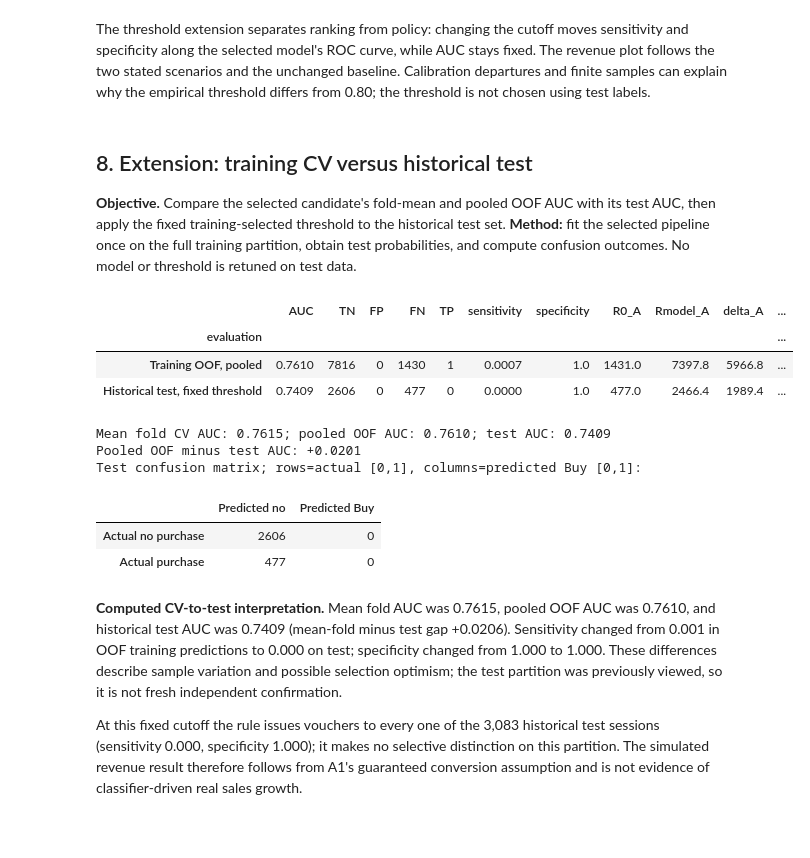
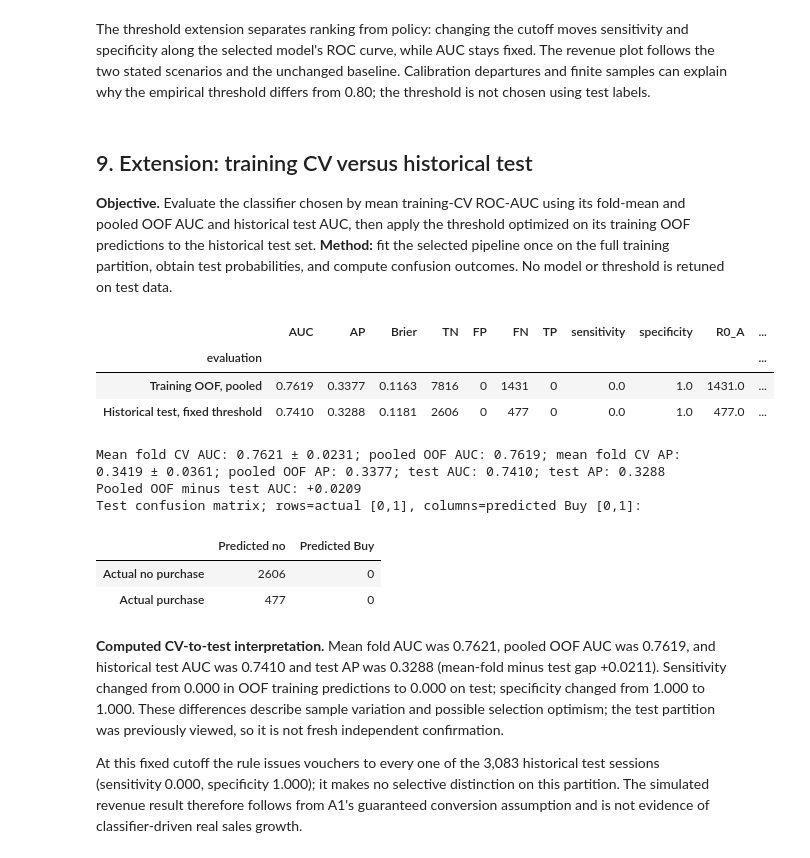
Before and after one commit to lyd-sg/dsa211, a Jupyter notebook: online_shoppers_revised.ipynb, the cells around one changed output. Saved outputs shown, nothing was run; the diff lists cells and outputs as text; code cells hidden in the pictures; blank space fills up the shorter version.

```diff
--- a/online_shoppers_revised.ipynb
+++ b/online_shoppers_revised.ipynb
@@ -397,7 +476,8 @@ for family,label in BASELINE_LABELS.items():
     if label not in RESULTS or 'oof' not in RESULTS[label]: continue
     prob=RESULTS[label]['oof']; rates=confusion_rates(ytr,prob,.5)
     baseline_rows.append({'family':family,'candidate':label,
-        'mean fold AUC':np.mean(RESULTS[label]['fold_auc']),'pooled OOF AUC':roc_auc_score(ytr,prob),
+        'mean fold AUC':np.mean(RESULTS[label]['fold_auc']),'fold AUC SD':np.std(RESULTS[label]['fold_auc'],ddof=1),'pooled OOF AUC':roc_auc_score(ytr,prob),
+        'mean fold AP':np.mean(RESULTS[label]['fold_ap']),'fold AP SD':np.std(RESULTS[label]['fold_ap'],ddof=1),'pooled OOF AP':average_precision_score(ytr,prob),
         'Brier':brier_score_loss(ytr,prob),'sensitivity @ .5':rates['sensitivity'],
         'specificity @ .5':rates['specificity'],**{k:rates[k] for k in ['TP','FP','FN','TN']}})
     fpr,tpr,_=roc_curve(ytr,prob); ax.plot(fpr,tpr,label=f'{family} (AUC={roc_auc_score(ytr,prob):.3f})')
@@ -547,18 +700,19 @@ Scale-normalized Frobenius difference between class covariance matrices: 2.851
 # %%
-CANDIDATES={name:label for name,label in BASELINE_LABELS.items()}
-if repair_row['status']=='OK': CANDIDATES['QDA (regularised)']=repair
+LEGACY_CANDIDATES={name:label for name,label in BASELINE_LABELS.items()}
+if repair_row['status']=='OK': LEGACY_CANDIDATES['QDA (regularised)']=repair
+CANDIDATES={}
 for transform in ['log1p','yeojohnson','quantile','zeroind']:
     for name in ['Logistic','Gaussian NB','LDA']:
         label=f'{name} | {transform}'
         row=evaluate(label,MODELS[name],SAFE,transform,stage='transformation')
-        if row['status']=='OK': CANDIDATES[label]=label
+        if row['status']=='OK': LEGACY_CANDIDATES[label]=label
 five=['ExitRates','ProductRelated_Duration','Month','TrafficType','VisitorType']
 for label,model,columns,transform,poly in [
     ('Logistic | raw interactions',MODELS['Logistic'],SAFE,'raw',True),
     ('Logistic | five original predictors',MODELS['Logistic'],five,'raw',False),
     ('LDA | yeojohnson interactions',MODELS['LDA'],SAFE,'yeojohnson',True)]:
     row=evaluate(label,model,columns,transform,poly,stage='nonlinearity or subset')
-    if row['status']=='OK': CANDIDATES[label]=label
+    if row['status']=='OK': LEGACY_CANDIDATES[label]=label
 for label,model,transform in [
     ('Logistic | L2 C=0.1',LogisticRegression(C=.1,max_iter=3000),'raw'),
     ('Logistic | L2 C=10',LogisticRegression(C=10,max_iter=3000),'raw'),
@@ -566,10 +720,14 @@ for label,model,transform in [
     ('LDA | shrinkage',LinearDiscriminantAnalysis(solver='lsqr',shrinkage='auto'),'raw'),
     ('QDA | regularised 0.01',QuadraticDiscriminantAnalysis(reg_param=.01),'raw')]:
     row=evaluate(label,model,SAFE,transform,stage='model-specific tuning')
-    if row['status']=='OK': CANDIDATES[label]=label
+    if row['status']=='OK': LEGACY_CANDIDATES[label]=label
 LED=pd.DataFrame(LEDGER)
-print(f'Candidate designs recorded: {len(LED)} (expected 29); successful registered operational candidates: {len(CANDIDATES)}')
-display(LED[['stage','candidate','mean_fold_auc','fold_auc_sd','status','warning_count','failure']].round(4))
+# Logistic supports one-hot categories; use only the mixed likelihood and numeric-only alternatives for NB/LDA/QDA.
+CANDIDATES={label:label for label in LEGACY_CANDIDATES.values()
+    if label.startswith('Operational16 | Logistic') or label.startswith('Logistic |')}
+for label in NEW_MODEL_CANDIDATES: CANDIDATES[label]=label
+print(f'Candidate designs recorded: {len(LED)} (expected 35); successful eligible operational candidates: {len(CANDIDATES)}')
+display(LED[['stage','candidate','mean_fold_auc','fold_auc_sd','mean_fold_ap','fold_ap_sd','pooled_oof_ap','status','warning_count','failure']].round(4))
 print('Warnings recorded across all attempted candidate fits (identical messages grouped):')
 display(warning_table())
 # %% [output]
@@ -829,47 +1000,47 @@ The theoretical 0.80 threshold is optimal for calibrated probabilities under A1
 # %% [markdown]
 The threshold extension separates ranking from policy: changing the cutoff moves sensitivity and specificity along the selected model's ROC curve, while AUC stays fixed. The revenue plot follows the two stated scenarios and the unchanged baseline. Calibration departures and finite samples can explain why the empirical threshold differs from 0.80; the threshold is not chosen using test labels.
 # %% [markdown]
-## 8. Extension: training CV versus historical test
+## 9. Extension: training CV versus historical test
 
-**Objective.** Compare the selected candidate's fold-mean and pooled OOF AUC with its test AUC, then apply the fixed training-selected threshold to the historical test set. **Method:** fit the selected pipeline once on the full training partition, obtain test probabilities, and compute confusion outcomes. No model or threshold is retuned on test data.
+**Objective.** Evaluate the classifier chosen by mean training-CV ROC-AUC using its fold-mean and pooled OOF AUC and historical test AUC, then apply the threshold optimized on its training OOF predictions to the historical test set. **Method:** fit the selected pipeline once on the full training partition, obtain test probabilities, and compute confusion outcomes. No model or threshold is retuned on test data.
 # %%
 FINAL_PIPE=clone(CONFIGS[WINNER]).fit(Xtr,ytr)
 P_TEST=FINAL_PIPE.predict_proba(Xte)[:,1]
 TRAIN_R=revenue_at(ytr,P_TRAIN,T_OPT); TEST_R=revenue_at(yte,P_TEST,T_OPT)
-TEST_AUC=roc_auc_score(yte,P_TEST)
+TEST_AUC=roc_auc_score(yte,P_TEST); TEST_AP=average_precision_score(yte,P_TEST)
 AUDIT=pd.DataFrame([
- {'evaluation':'Training OOF, pooled','AUC':roc_auc_score(ytr,P_TRAIN),**TRAIN_R},
- {'evaluation':'Historical test, fixed threshold','AUC':TEST_AUC,**TEST_R}
+ {'evaluation':'Training OOF, pooled','AUC':roc_auc_score(ytr,P_TRAIN),'AP':average_precision_score(ytr,P_TRAIN),'Brier':brier_score_loss(ytr,P_TRAIN),**TRAIN_R},
+ {'evaluation':'Historical test, fixed threshold','AUC':TEST_AUC,'AP':TEST_AP,'Brier':brier_score_loss(yte,P_TEST),**TEST_R}
 ]).set_index('evaluation')
 display(AUDIT.round(4))
-print(f'Mean fold CV AUC: {CV_AUC:.4f}; pooled OOF AUC: {roc_auc_score(ytr,P_TRAIN):.4f}; test AUC: {TEST_AUC:.4f}')
+print(f'Mean fold CV AUC: {CV_AUC:.4f} ± {TOP.fold_auc_sd:.4f}; pooled OOF AUC: {roc_auc_score(ytr,P_TRAIN):.4f}; mean fold CV AP: {TOP.mean_fold_ap:.4f} ± {TOP.fold_ap_sd:.4f}; pooled OOF AP: {average_precision_score(ytr,P_TRAIN):.4f}; test AUC: {TEST_AUC:.4f}; test AP: {TEST_AP:.4f}')
 print(f'Pooled OOF minus test AUC: {roc_auc_score(ytr,P_TRAIN)-TEST_AUC:+.4f}')
 print('Test confusion matrix; rows=actual [0,1], columns=predicted Buy [0,1]:')
 display(pd.DataFrame([[TEST_R['TN'],TEST_R['FP']],[TEST_R['FN'],TEST_R['TP']]],
     index=['Actual no purchase','Actual purchase'],columns=['Predicted no','Predicted Buy']))
 cv_test_auc_gap=CV_AUC-TEST_AUC
 if TEST_R['voucher_count']==len(yte):
     test_policy_note=(f"At this fixed cutoff the rule issues vouchers to every one of the {len(yte):,} historical test sessions (sensitivity {TEST_R['sensitivity']:.3f}, specificity {TEST_R['specificity']:.3f}); it makes no selective distinction on this partition. The simulated revenue result therefore follows from A1's guaranteed conversion assumption and is not evidence of classifier-driven real sales growth.")
 else:
     test_policy_note=(f"The fixed rule issues vouchers to {TEST_R['voucher_count']:,} of {len(yte):,} historical test sessions ({TEST_R['voucher_count']/len(yte):.2%}); these figures remain conditional on A1 and do not establish classifier-driven real sales growth.")
 display(Markdown(f"""
-**Computed CV-to-test interpretation.** Mean fold AUC was {CV_AUC:.4f}, pooled OOF AUC was {roc_auc_score(ytr,P_TRAIN):.4f}, and historical test AUC was {TEST_AUC:.4f} (mean-fold minus test gap {cv_test_auc_gap:+.4f}). Sensitivity changed from {TRAIN_R['sensitivity']:.3f} in OOF training predictions to {TEST_R['sensitivity']:.3f} on test; specificity changed from {TRAIN_R['specificity']:.3f} to {TEST_R['specificity']:.3f}. These differences describe sample variation and possible selection optimism; the test partition was previously viewed, so it is not fresh independent confirmation.
+**Computed CV-to-test interpretation.** Mean fold AUC was {CV_AUC:.4f}, pooled OOF AUC was {roc_auc_score(ytr,P_TRAIN):.4f}, and historical test AUC was {TEST_AUC:.4f} and test AP was {TEST_AP:.4f} (mean-fold minus test gap {cv_test_auc_gap:+.4f}). Sensitivity changed from {TRAIN_R['sensitivity']:.3f} in OOF training predictions to {TEST_R['sensitivity']:.3f} on test; specificity changed from {TRAIN_R['specificity']:.3f} to {TEST_R['specificity']:.3f}. These differences describe sample variation and possible selection optimism; the test partition was previously viewed, so it is not fresh independent confirmation.
 
 {test_policy_note}
 """))
 # %% [output]
-|  | AUC | TN | FP | FN | TP | sensitivity | specificity | R0_A | Rmodel_A | delta_A | ... |
+|  | AUC | AP | Brier | TN | FP | FN | TP | sensitivity | specificity | R0_A | ... |
 | evaluation |  |  |  |  |  |  |  |  |  |  | ... |
-| Training OOF, pooled | 0.7610 | 7816 | 0 | 1430 | 1 | 0.0007 | 1.0 | 1431.0 | 7397.8 | 5966.8 | ... |
-| Historical test, fixed threshold | 0.7409 | 2606 | 0 | 477 | 0 | 0.0000 | 1.0 | 477.0 | 2466.4 | 1989.4 | ... |
+| Training OOF, pooled | 0.7619 | 0.3377 | 0.1163 | 7816 | 0 | 1431 | 0 | 0.0 | 1.0 | 1431.0 | ... |
+| Historical test, fixed threshold | 0.7410 | 0.3288 | 0.1181 | 2606 | 0 | 477 | 0 | 0.0 | 1.0 | 477.0 | ... |
-Mean fold CV AUC: 0.7615; pooled OOF AUC: 0.7610; test AUC: 0.7409
-Pooled OOF minus test AUC: +0.0201
+Mean fold CV AUC: 0.7621 ± 0.0231; pooled OOF AUC: 0.7619; mean fold CV AP: 0.3419 ± 0.0361; pooled OOF AP: 0.3377; test AUC: 0.7410; test AP: 0.3288
+Pooled OOF minus test AUC: +0.0209
 Test confusion matrix; rows=actual [0,1], columns=predicted Buy [0,1]:
 |  | Predicted no | Predicted Buy |
 | Actual no purchase | 2606 | 0 |
 | Actual purchase | 477 | 0 |
 
-**Computed CV-to-test interpretation.** Mean fold AUC was 0.7615, pooled OOF AUC was 0.7610, and historical test AUC was 0.7409 (mean-fold minus test gap +0.0206). Sensitivity changed from 0.001 in OOF training predictions to 0.000 on test; specificity changed from 1.000 to 1.000. These differences describe sample variation and possible selection optimism; the test partition was previously viewed, so it is not fresh independent confirmation.
+**Computed CV-to-test interpretation.** Mean fold AUC was 0.7621, pooled OOF AUC was 0.7619, and historical test AUC was 0.7410 and test AP was 0.3288 (mean-fold minus test gap +0.0211). Sensitivity changed from 0.000 in OOF training predictions to 0.000 on test; specificity changed from 1.000 to 1.000. These differences describe sample variation and possible selection optimism; the test partition was previously viewed, so it is not fresh independent confirmation.
 
 At this fixed cutoff the rule issues vouchers to every one of the 3,083 historical test sessions (sensitivity 0.000, specificity 1.000); it makes no selective distinction on this partition. The simulated revenue result therefore follows from A1's guaranteed conversion assumption and is not evidence of classifier-driven real sales growth.
 # %% [markdown]
```
Also changed, not shown: parts of 24 cells of this notebook, 7 other files.
